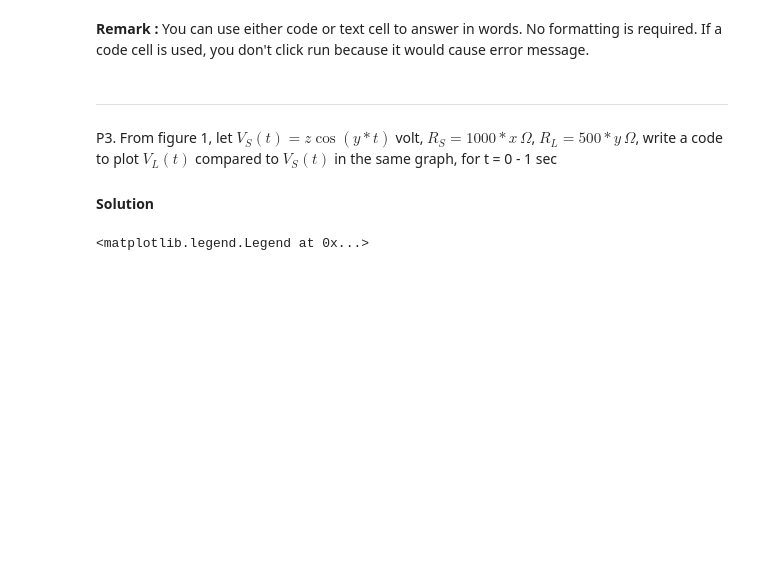
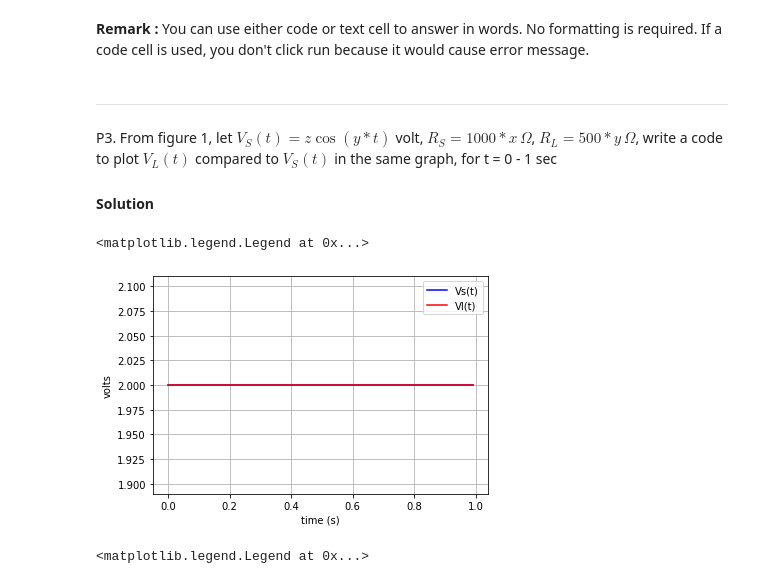
Before and after one commit to KunanonJ/Task-iot, a Jupyter notebook: midterm01205479_20_heading.ipynb, the cells around one changed output. Saved outputs shown, nothing was run; the diff lists cells and outputs as text; code cells hidden in the pictures; blank space fills up the shorter version.

```diff
--- a/midterm01205479_20_heading.ipynb
+++ b/midterm01205479_20_heading.ipynb
@@ -119,0 +128,4 @@ P1. From figure 1 let $V_S = z$ volts $R_S = 1000*x \,\Omega$, $R_L = 500*y \,\O
+# %%
+X = 8
+Y = 0
+Z = 2
@@ -155,6 +175,21 @@ P3. From figure 1, let $V_S(t) = z \cos(y*t)$ volt, $R_S = 1000*x \,\Omega$, $R_
 $V_L(t)$ compared to $V_S(t)$ in the same graph, for t = 0 - 1 sec
 
 #### Solution
+# %%
+# The values of Rs, RL are defined in the cell above, so you don't have to redefine them
+
+tvec = np.arange(0,1,0.01)
+Vs = Z*np.cos(Y*tvec)
+Vl = (Rs/(Rs+Rl))*Vs
+plt.figure()
+plt.plot(tvec,Vs,'b-',tvec,Vl,'r-')
+plt.xlabel('time (s)')
+plt.ylabel('volts')
+plt.grid(True)
+plt.legend(["Vs(t)","Vl(t)"])
+# %% [output]
+<matplotlib.legend.Legend at 0x...>
+[figure, added]
 # %%
 # The values of Rs, RL are defined in the cell above, so you don't have to redefine them
 
```
Also changed, not shown: parts of 3 cells of this notebook.
